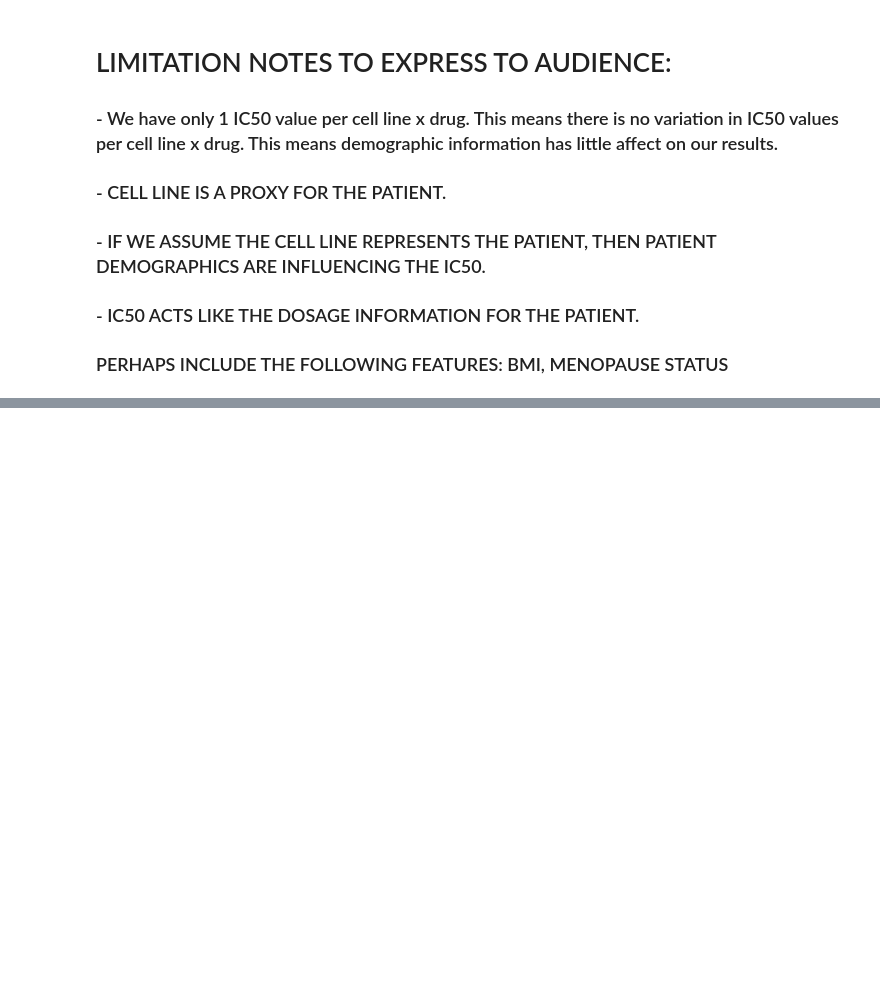
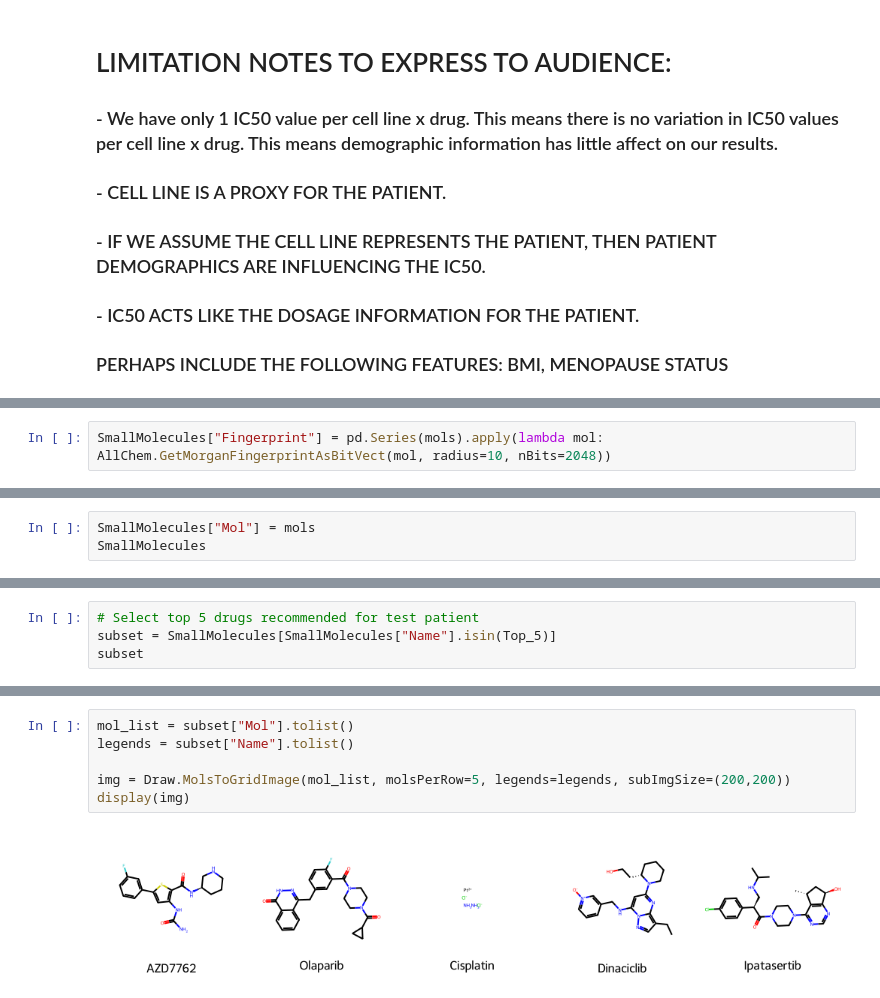
Before and after one commit to Sammccarthypotter/Data_277_-Cancer, a Jupyter notebook: Best_chemical_dosage_per_patient.ipynb, the cells around one changed output, grey strips where cells are left out. Saved outputs shown, nothing was run; the diff lists cells and outputs as text; blank space fills up the shorter version.

```diff
--- a/Best_chemical_dosage_per_patient.ipynb
+++ b/Best_chemical_dosage_per_patient.ipynb
@@ -467,0 +502,2 @@ Bleomycin: predicted EC50 = 1.1143 µM
+# %%
+SmallMolecules["Fingerprint"] = pd.Series(mols).apply(lambda mol: AllChem.GetMorganFingerprintAsBitVect(mol, radius=10, nBits=2048))
@@ -467,0 +522,3 @@ Bleomycin: predicted EC50 = 1.1143 µM
+# %%
+SmallMolecules["Mol"] = mols
+SmallMolecules
@@ -467,0 +543,4 @@ Bleomycin: predicted EC50 = 1.1143 µM
+# %%
+# Select top 5 drugs recommended for test patient
+subset = SmallMolecules[SmallMolecules["Name"].isin(Top_5)]
+subset
@@ -467,0 +554,8 @@ Bleomycin: predicted EC50 = 1.1143 µM
+# %%
+mol_list = subset["Mol"].tolist()
+legends = subset["Name"].tolist()
+
+img = Draw.MolsToGridImage(mol_list, molsPerRow=5, legends=legends, subImgSize=(200,200))
+display(img)
+# %% [output]
+[figure, added]
```
Also changed, not shown: parts of 14 cells of this notebook.
